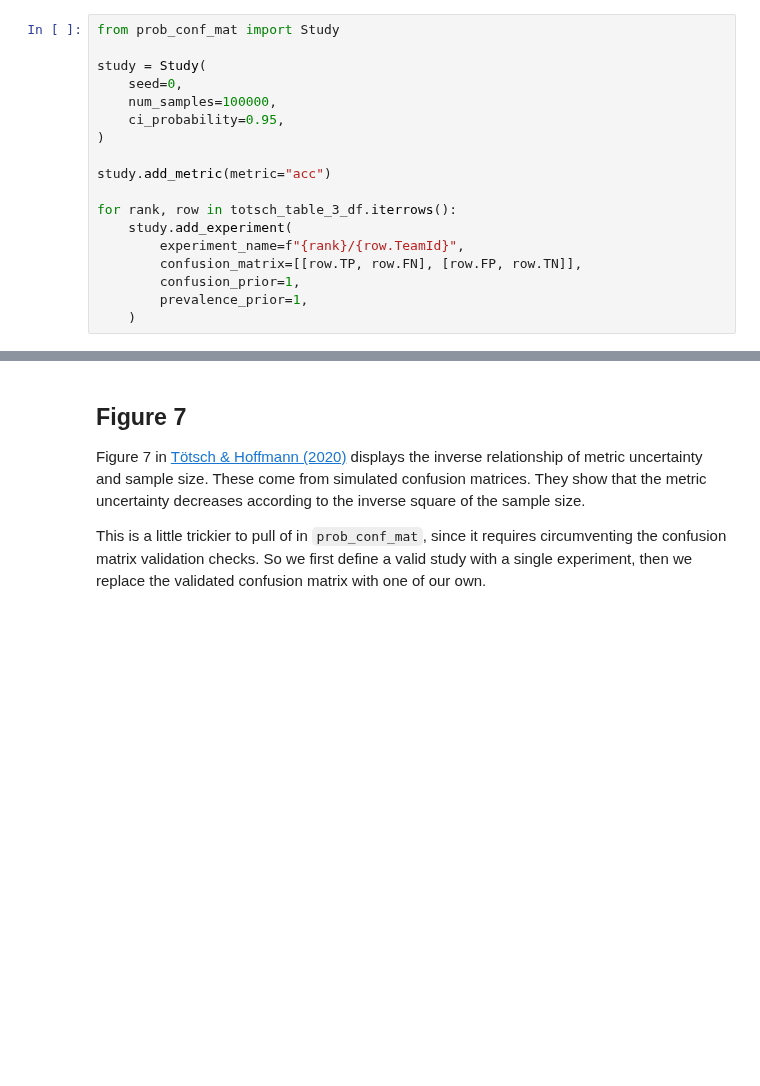
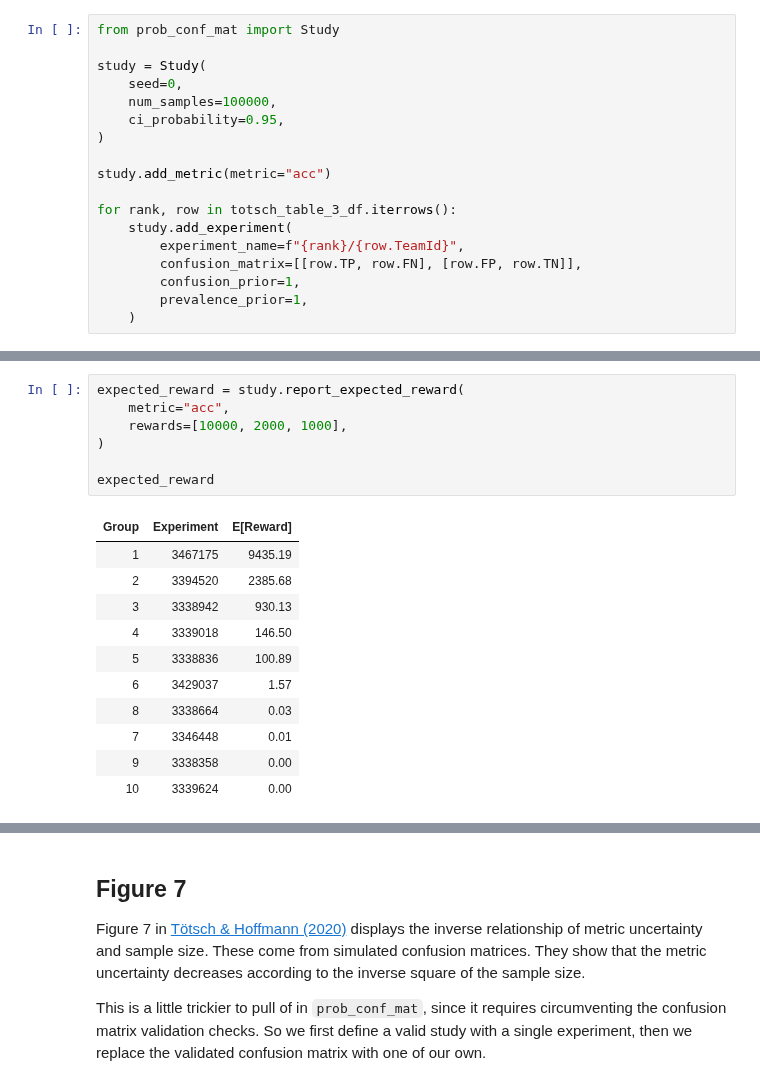
Before and after one commit to ioverho/prob_conf_mat, a Jupyter notebook: documentation/Explanation/totsch_replication.ipynb, the cells around one changed output, grey strips where cells are left out. Cells and saved outputs as stored; diff of their text form; blank space fills up the shorter version.

```diff
--- a/documentation/Explanation/totsch_replication.ipynb
+++ b/documentation/Explanation/totsch_replication.ipynb
@@ -422,6 +422,25 @@ study.report_listwise_comparison(metric="acc")
 | 7 | 3346448 |  |  |  | 0.0014 | 0.0024 | 0.0964 | 0.2524 | 0.2540 | 0.2381 | 0.1552 |
 | 9 | 3338358 |  |  |  | 0.0002 | 0.0006 | 0.0445 | 0.2099 | 0.2116 | 0.2734 | 0.2598 |
 | 10 | 3339624 |  |  |  |  |  | 0.0154 | 0.1341 | 0.1353 | 0.2379 | 0.4773 |
+# %%
+expected_reward = study.report_expected_reward(
+    metric="acc",
+    rewards=[10000, 2000, 1000],
+)
+
+expected_reward
+# %% [output]
+| Group | Experiment | E[Reward] |
+| 1 | 3467175 | 9435.19 |
+| 2 | 3394520 | 2385.68 |
+| 3 | 3338942 | 930.13 |
+| 4 | 3339018 | 146.50 |
+| 5 | 3338836 | 100.89 |
+| 6 | 3429037 | 1.57 |
+| 8 | 3338664 | 0.03 |
+| 7 | 3346448 | 0.01 |
+| 9 | 3338358 | 0.00 |
+| 10 | 3339624 | 0.00 |
 # %%
 import numpy as np
 import matplotlib.pyplot as plt
```
Also changed, not shown: parts of 2 cells of this notebook, 47 other files.
